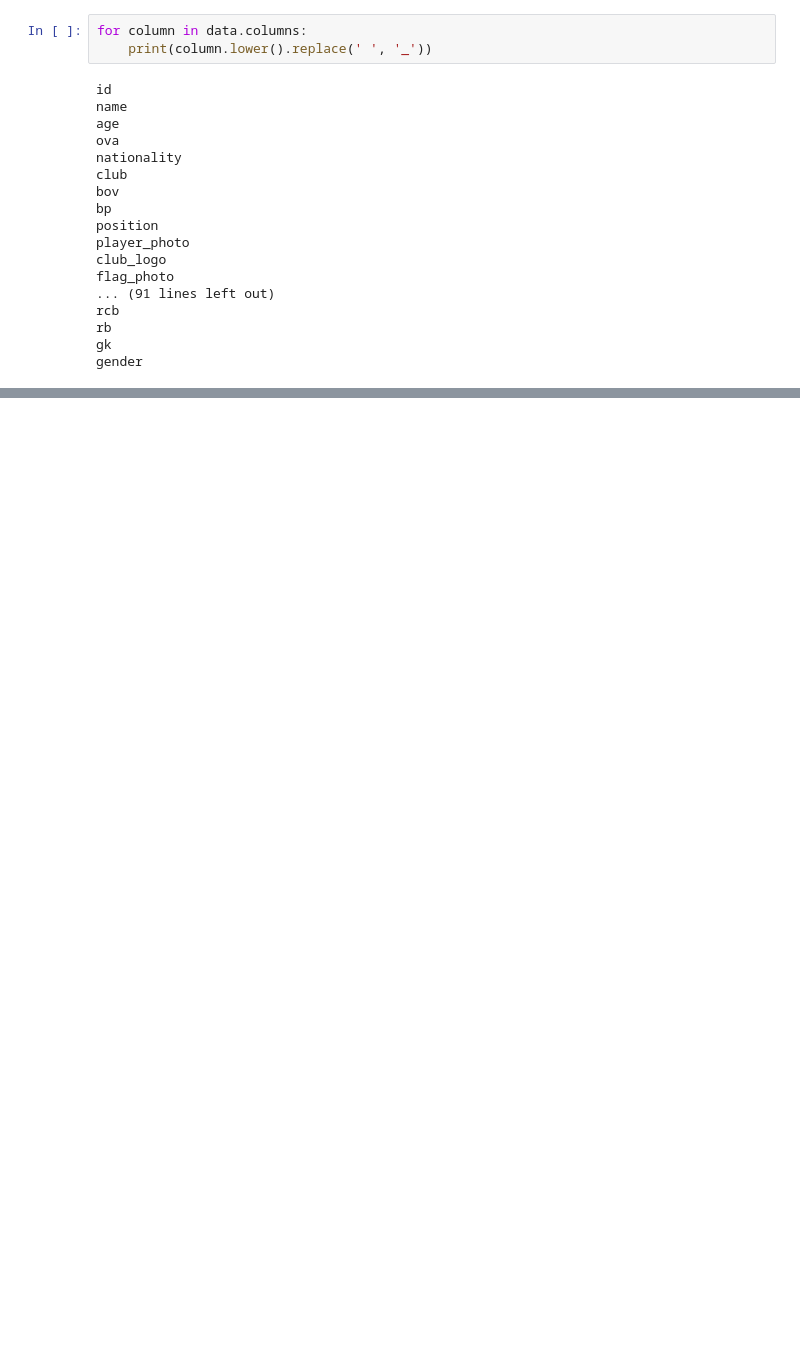
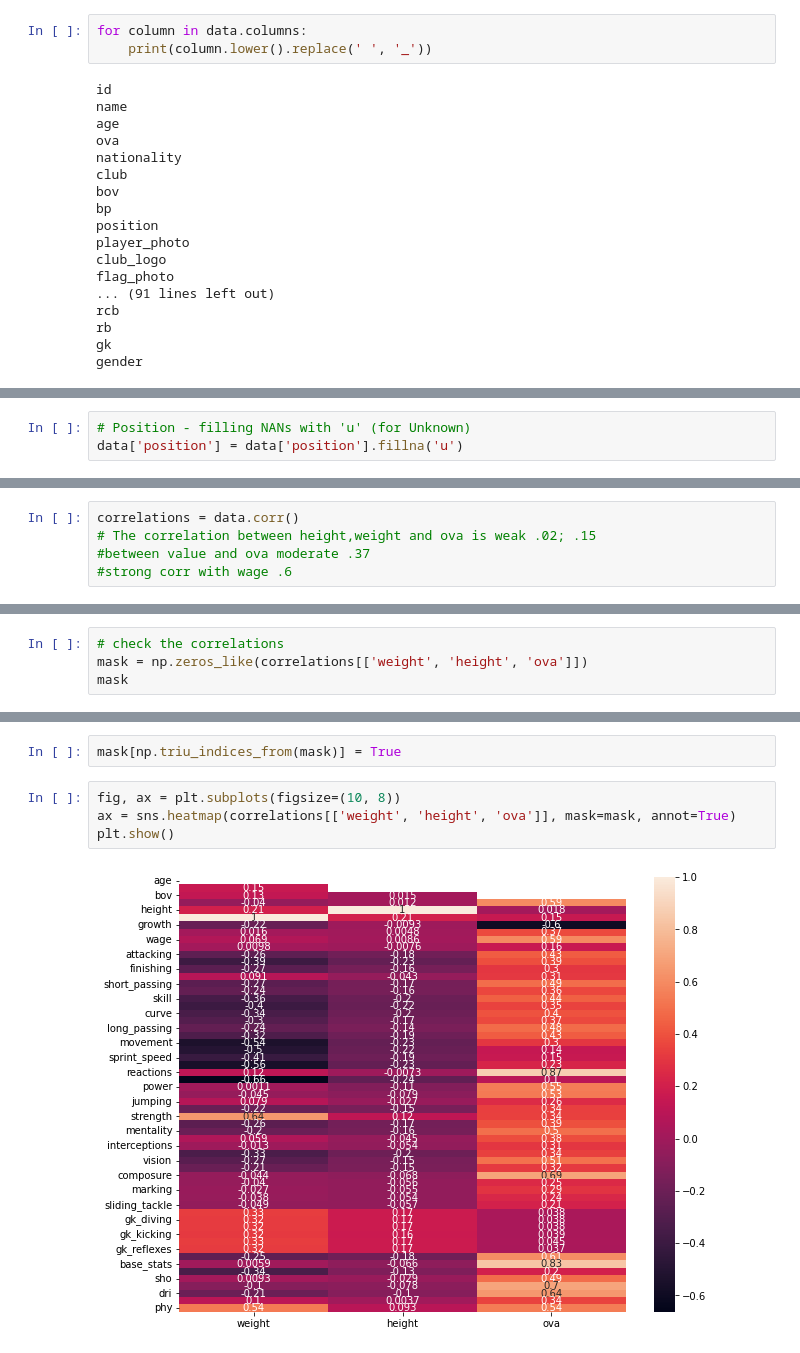
Before and after one commit to lydiaaboukhamis/data_mid_bootcamp_project_FIFA_MoneyBall, a Jupyter notebook: Fifa21_Analysis.ipynb, the cells around one changed output, grey strips where cells are left out. Saved outputs shown, nothing was run; the diff lists cells and outputs as text; blank space fills up the shorter version.

```diff
--- a/Fifa21_Analysis.ipynb
+++ b/Fifa21_Analysis.ipynb
@@ -132,0 +216,3 @@ data.set_index('id', inplace = True)
+# %%
+# Position - filling NANs with 'u' (for Unknown)
+data['position'] = data['position'].fillna('u')
@@ -132,0 +281,5 @@ data.set_index('id', inplace = True)
+# %%
+correlations = data.corr()
+# The correlation between height,weight and ova is weak .02; .15
+#between value and ova moderate .37
+#strong corr with wage .6
@@ -132,0 +306,4 @@ data.set_index('id', inplace = True)
+# %%
+# check the correlations
+mask = np.zeros_like(correlations[['weight', 'height', 'ova']])
+mask
@@ -132,0 +328,8 @@ data.set_index('id', inplace = True)
+# %%
+mask[np.triu_indices_from(mask)] = True
+# %%
+fig, ax = plt.subplots(figsize=(10, 8))
+ax = sns.heatmap(correlations[['weight', 'height', 'ova']], mask=mask, annot=True)
+plt.show()
+# %% [output]
+[figure, added]
```
Also changed, not shown: parts of 59 cells of this notebook.
